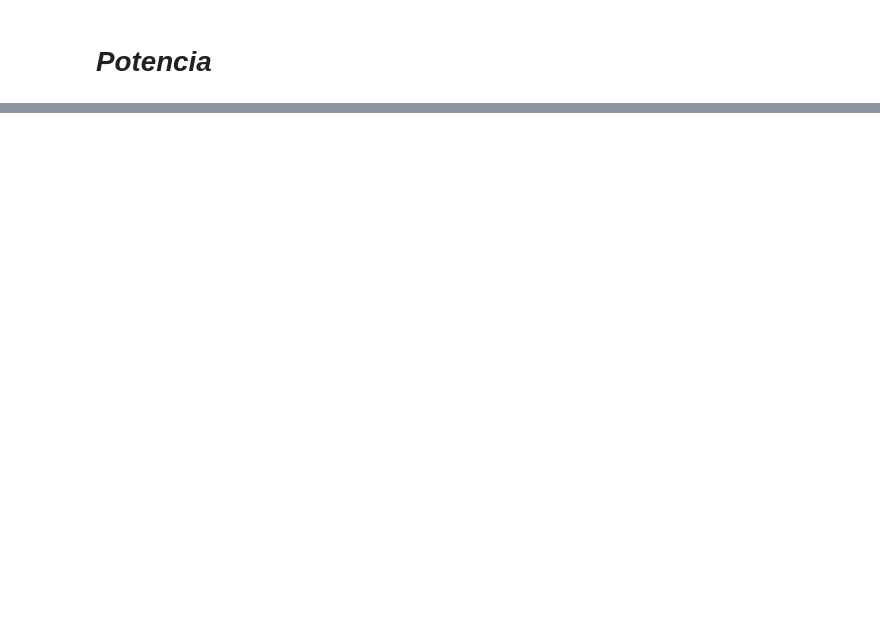
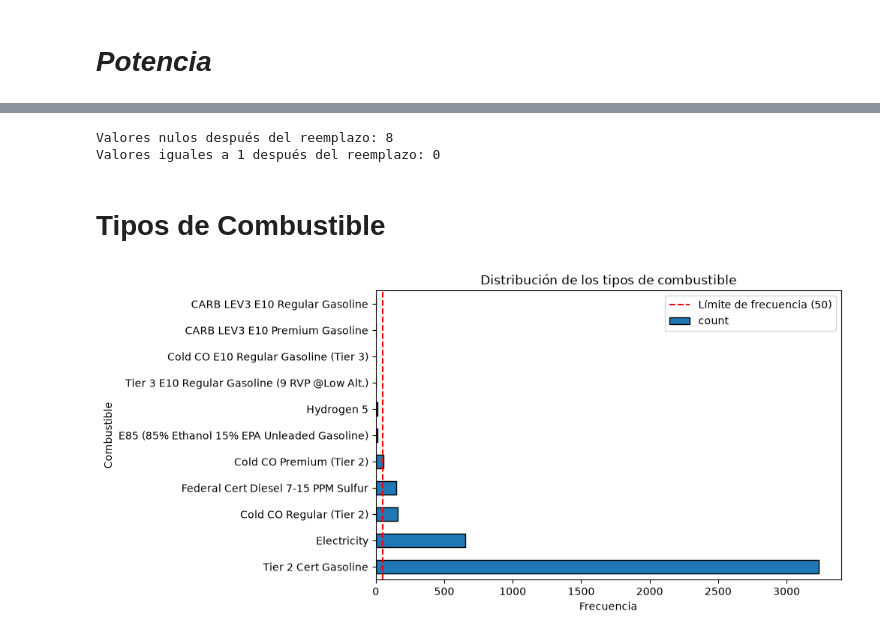
Before and after one commit to abiordorica13/TPEFUNDAMENTOS, a Jupyter notebook: Untitled-1.ipynb, the cells around one changed output, grey strips where cells are left out. Saved outputs shown, nothing was run; the diff lists cells and outputs as text; code cells hidden in the pictures; blank space fills up the shorter version.

Commit message:
Agrego unas poquitas cosas mas, puse lo de tipos de combustible (puede que no vaya)

```diff
--- a/Untitled-1.ipynb
+++ b/Untitled-1.ipynb
@@ -494,0 +496,26 @@ KeyError: 'Rated Horspower'
+# %%
+#Comprobamos que los valores fueron reemplazados por NaN
+
+print("Valores nulos después del reemplazo:", df_limpio[col_hp].isna().sum())
+print("Valores iguales a 1 después del reemplazo:", (df_limpio[col_hp] ==1 ).sum())
+# %% [output]
+Valores nulos después del reemplazo: 8
+Valores iguales a 1 después del reemplazo: 0
+# %% [markdown]
+# Tipos de Combustible
+# %%
+col_tipoCombustible = "Test Fuel Type Description"
+
+plt.figure(figsize=(8,5))
+
+df["Test Fuel Type Description"].value_counts().plot(kind="barh", edgecolor="black")
+
+plt.xlabel("Frecuencia")
+plt.ylabel("Combustible")
+plt.title("Distribución de los tipos de combustible")
+plt.axvline(x=50, color='red', linestyle='--', label='Límite de frecuencia (50)')  # Línea vertical en x=50
+plt.legend()
+
+plt.show()
+# %% [output]
+[figure, added]
```
Also changed, not shown: parts of 8 cells of this notebook.
